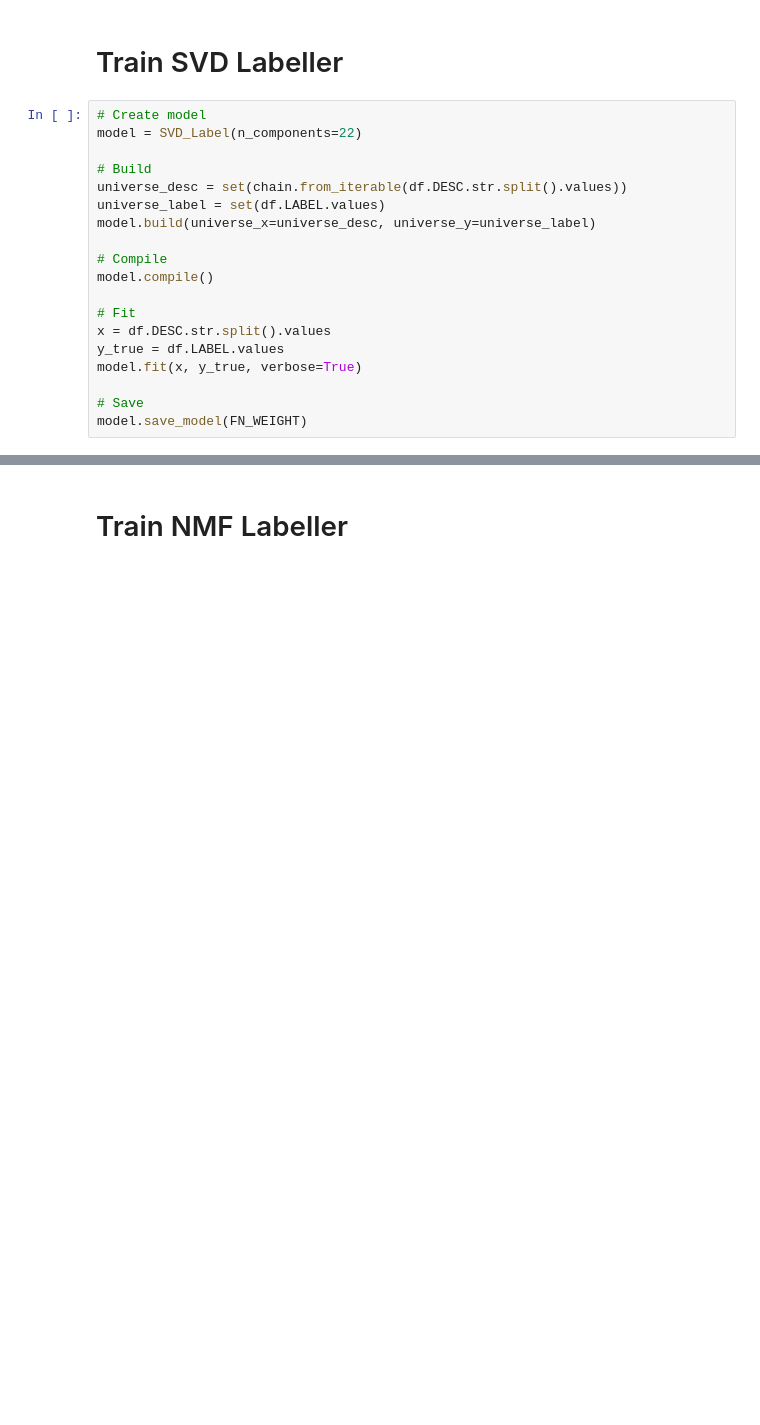
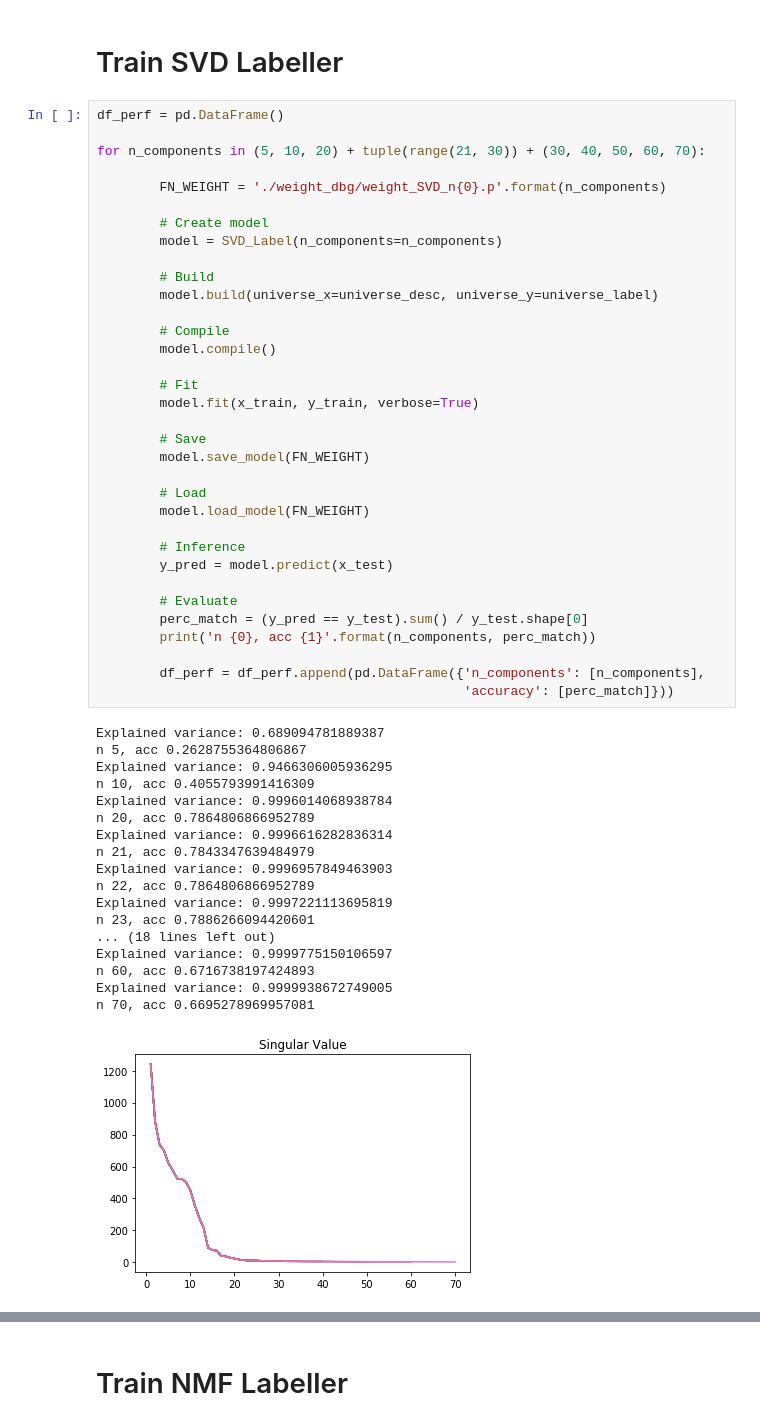
Before and after one commit to zl376/label_it, a Jupyter notebook: main.ipynb, the cells around one changed output, grey strips where cells are left out. Drawn from its saved outputs; the diff is of its cells as text; blank space fills up the shorter version.

```diff
--- a/main.ipynb
+++ b/main.ipynb
@@ -29,21 +48,55 @@ df.columns, N
 # %% [markdown]
 # Train SVD Labeller
-# %%
-# Create model
-model = SVD_Label(n_components=22)
-
-# Build
-universe_desc = set(chain.from_iterable(df.DESC.str.split().values))
-universe_label = set(df.LABEL.values)
-model.build(universe_x=universe_desc, universe_y=universe_label)
-
-# Compile
-model.compile()
-
-# Fit
-x = df.DESC.str.split().values
-y_true = df.LABEL.values
-model.fit(x, y_true, verbose=True)
-
-# Save
-model.save_model(FN_WEIGHT)
+# %%
+df_perf = pd.DataFrame()
+
+for n_components in (5, 10, 20) + tuple(range(21, 30)) + (30, 40, 50, 60, 70):
+
+        FN_WEIGHT = './weight_dbg/weight_SVD_n{0}.p'.format(n_components)
+
+        # Create model
+        model = SVD_Label(n_components=n_components)
+
+        # Build
+        model.build(universe_x=universe_desc, universe_y=universe_label)
+
+        # Compile
+        model.compile()
+
+        # Fit
+        model.fit(x_train, y_train, verbose=True)
+
+        # Save
+        model.save_model(FN_WEIGHT)
+
+        # Load
+        model.load_model(FN_WEIGHT)
+
+        # Inference
+        y_pred = model.predict(x_test)
+
+        # Evaluate
+        perc_match = (y_pred == y_test).sum() / y_test.shape[0]
+        print('n {0}, acc {1}'.format(n_components, perc_match))
+
+        df_perf = df_perf.append(pd.DataFrame({'n_components': [n_components],
+                                               'accuracy': [perc_match]}))
+# %% [output]
+Explained variance: 0.689094781889387
+n 5, acc 0.2628755364806867
+Explained variance: 0.9466306005936295
+n 10, acc 0.4055793991416309
+Explained variance: 0.9996014068938784
+n 20, acc 0.7864806866952789
+Explained variance: 0.9996616282836314
+n 21, acc 0.7843347639484979
+Explained variance: 0.9996957849463903
+n 22, acc 0.7864806866952789
+Explained variance: 0.9997221113695819
+n 23, acc 0.7886266094420601
+... (18 lines left out)
+Explained variance: 0.9999775150106597
+n 60, acc 0.6716738197424893
+Explained variance: 0.9999938672749005
+n 70, acc 0.6695278969957081
+[figure, added]
```
Also changed, not shown: parts of 18 cells of this notebook.
